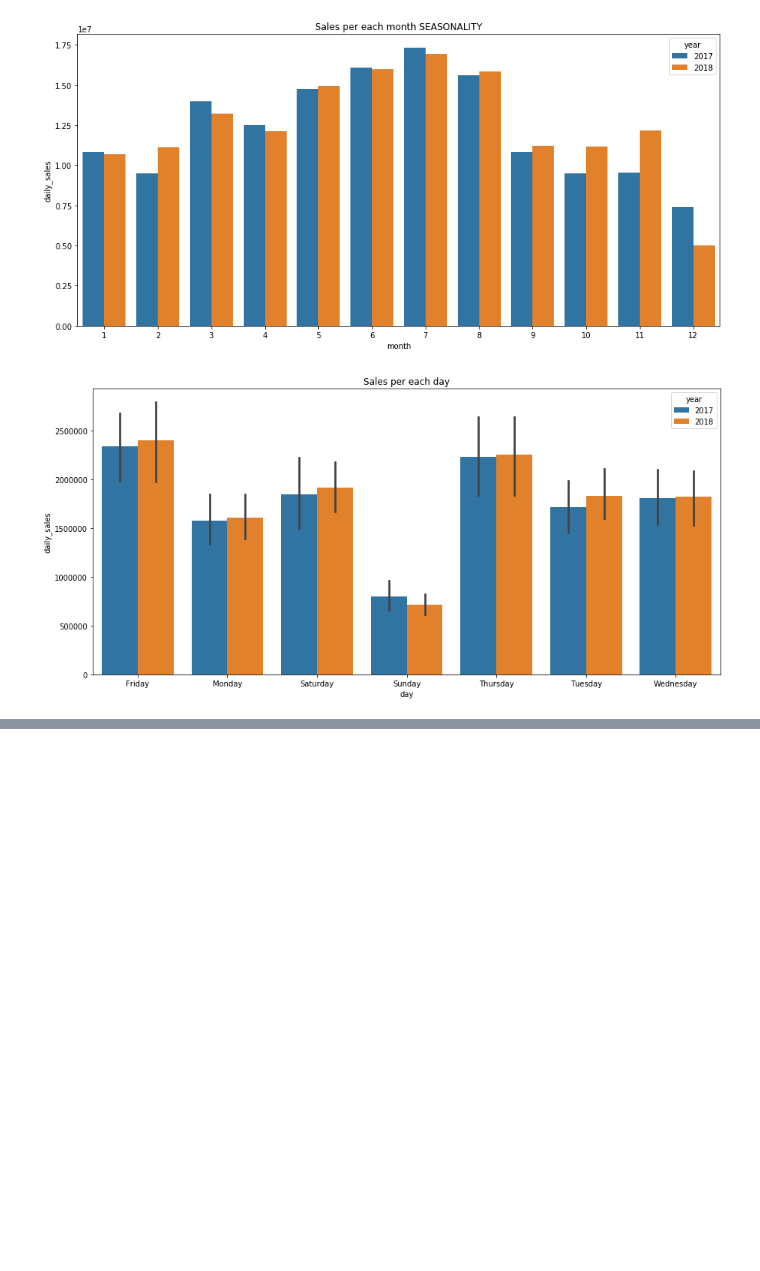
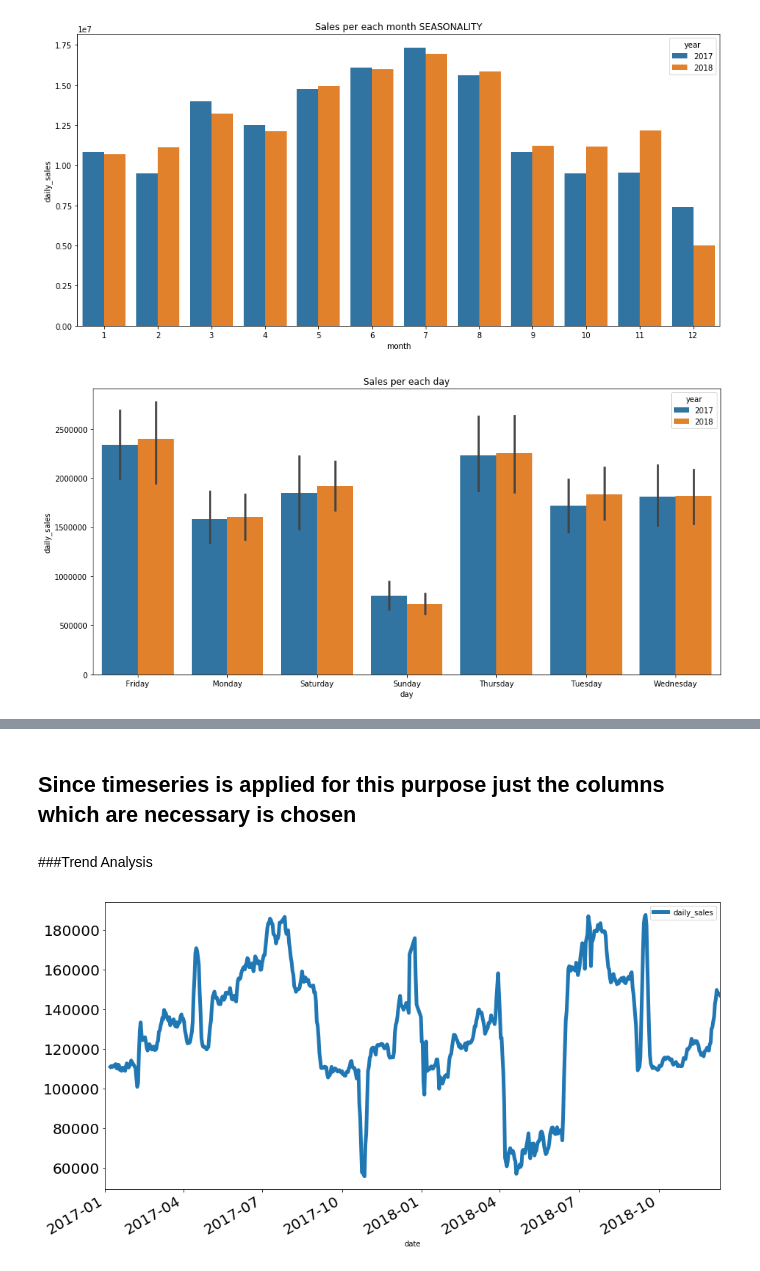
Before and after one commit to ShashiSingam/CraicBox-Sales-Prediction, a Jupyter notebook: Shashi_Singam_Smartbox.ipynb, the cells around one changed output, grey strips where cells are left out. Saved outputs shown, nothing was run; the diff lists cells and outputs as text; code cells hidden in the pictures; blank space fills up the shorter version.

```diff
--- a/Shashi_Singam_Smartbox.ipynb
+++ b/Shashi_Singam_Smartbox.ipynb
@@ -334,0 +317,3 @@ plt.show()
+# %%
+df_model = df.set_index('date')
+df_model.head()
@@ -334,0 +328,12 @@ plt.show()
+# %% [markdown]
+## Since timeseries is applied for this purpose just the columns which are necessary is chosen
+# %%
+select_product = 'Product_A'
+data_model = pd.DataFrame(df_model[df_model['product_name'] == select_product]['daily_sales'])
+# %% [markdown]
+###Trend Analysis
+# %%
+data_model.rolling(7).mean().plot(figsize=(15,8), linewidth=5, fontsize=20)
+plt.show()
+# %% [output]
+[figure, added]
```
Also changed, not shown: parts of 46 cells of this notebook.
